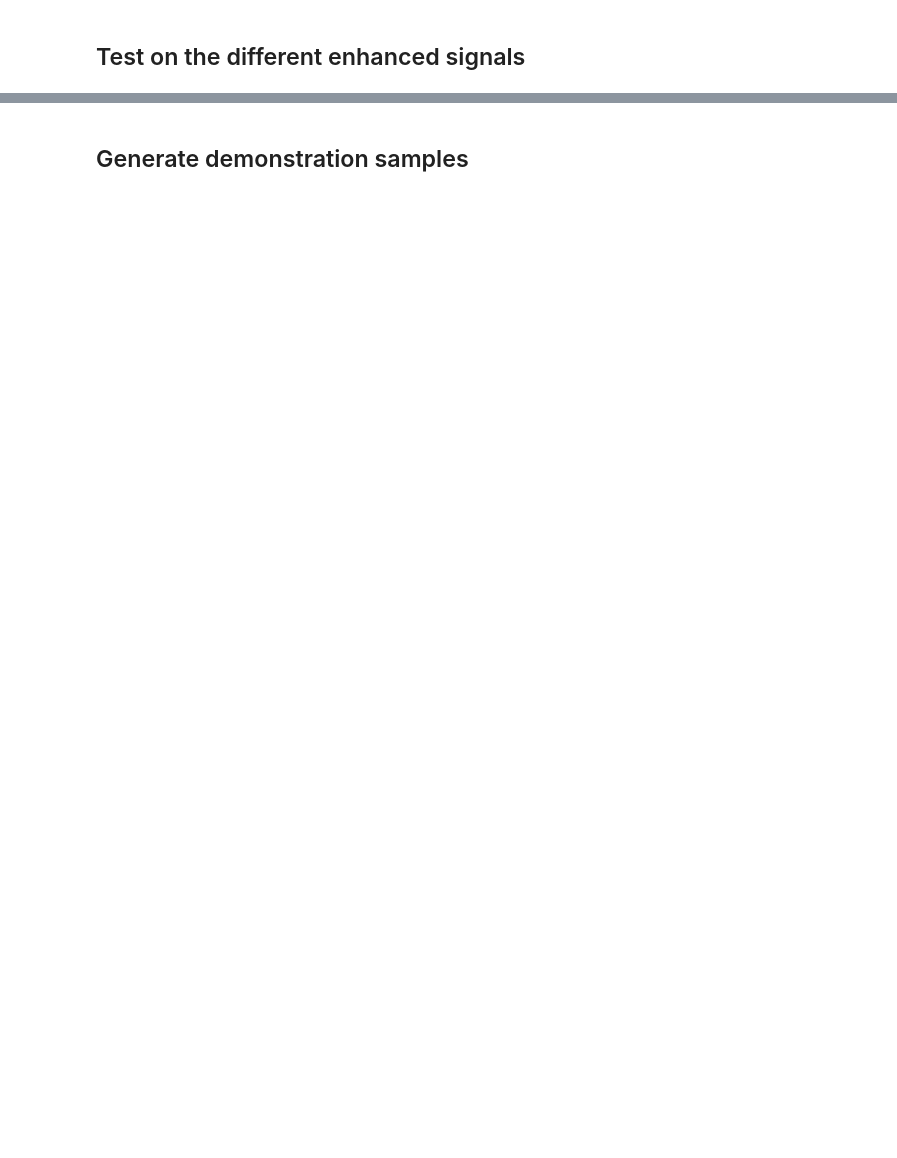
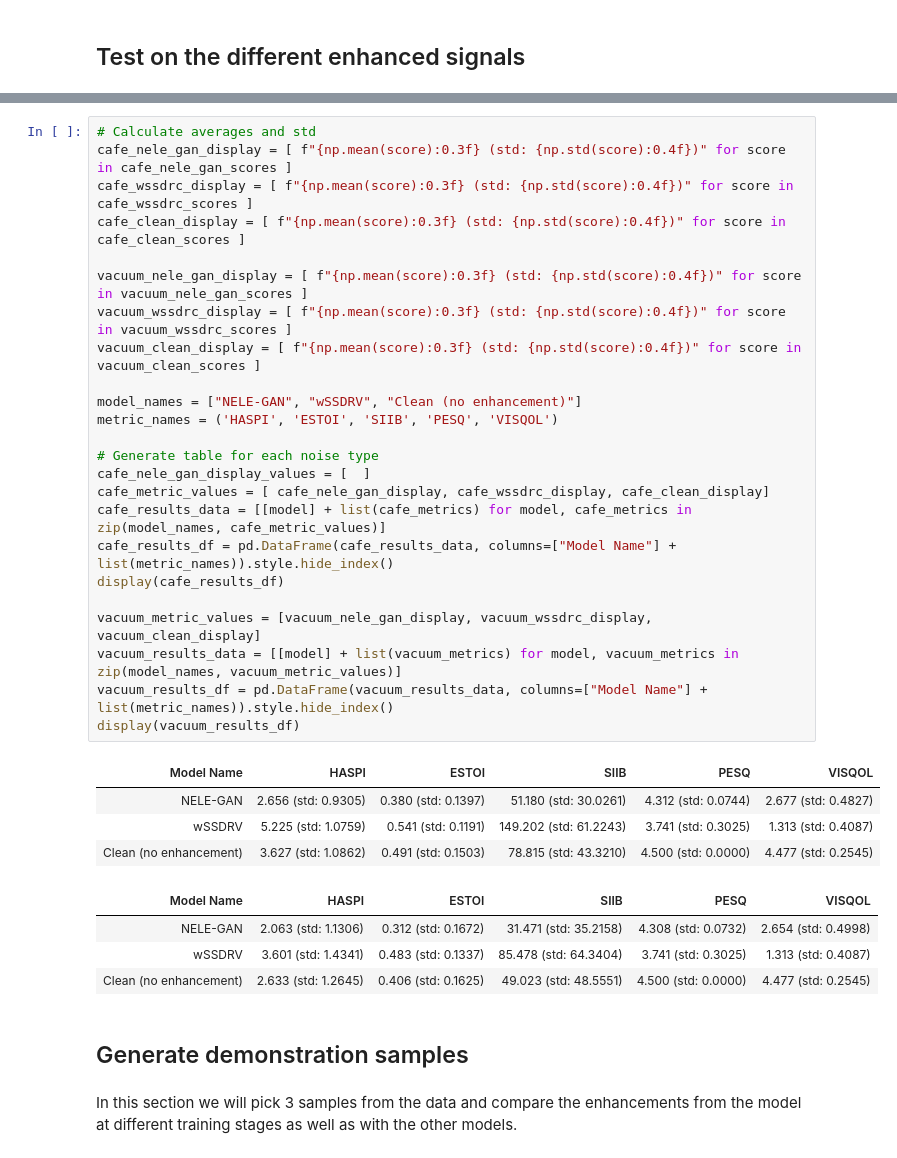
Before and after one commit to BrentonAD/SIT789-Task5-2HD, a Jupyter notebook: SIT789-Task5-2HD-notebook.ipynb, the cells around one changed output, grey strips where cells are left out. Drawn from its saved outputs; the diff is of its cells as text; blank space fills up the shorter version.

```diff
--- a/SIT789-Task5-2HD-notebook.ipynb
+++ b/SIT789-Task5-2HD-notebook.ipynb
@@ -1052,2 +1090,37 @@ plt.show()
+# %%
+# Calculate averages and std
+cafe_nele_gan_display = [ f"{np.mean(score):0.3f} (std: {np.std(score):0.4f})" for score in cafe_nele_gan_scores ]
+cafe_wssdrc_display = [ f"{np.mean(score):0.3f} (std: {np.std(score):0.4f})" for score in cafe_wssdrc_scores ]
+cafe_clean_display = [ f"{np.mean(score):0.3f} (std: {np.std(score):0.4f})" for score in cafe_clean_scores ]
+
+vacuum_nele_gan_display = [ f"{np.mean(score):0.3f} (std: {np.std(score):0.4f})" for score in vacuum_nele_gan_scores ]
+vacuum_wssdrc_display = [ f"{np.mean(score):0.3f} (std: {np.std(score):0.4f})" for score in vacuum_wssdrc_scores ]
+vacuum_clean_display = [ f"{np.mean(score):0.3f} (std: {np.std(score):0.4f})" for score in vacuum_clean_scores ]
+
+model_names = ["NELE-GAN", "wSSDRV", "Clean (no enhancement)"]
+metric_names = ('HASPI', 'ESTOI', 'SIIB', 'PESQ', 'VISQOL')
+
+# Generate table for each noise type
+cafe_nele_gan_display_values = [  ]
+cafe_metric_values = [ cafe_nele_gan_display, cafe_wssdrc_display, cafe_clean_display]
+cafe_results_data = [[model] + list(cafe_metrics) for model, cafe_metrics in zip(model_names, cafe_metric_values)]
+cafe_results_df = pd.DataFrame(cafe_results_data, columns=["Model Name"] + list(metric_names)).style.hide_index()
+display(cafe_results_df)
+
+vacuum_metric_values = [vacuum_nele_gan_display, vacuum_wssdrc_display, vacuum_clean_display]
+vacuum_results_data = [[model] + list(vacuum_metrics) for model, vacuum_metrics in zip(model_names, vacuum_metric_values)]
+vacuum_results_df = pd.DataFrame(vacuum_results_data, columns=["Model Name"] + list(metric_names)).style.hide_index()
+display(vacuum_results_df)
+# %% [output]
+| Model Name | HASPI | ESTOI | SIIB | PESQ | VISQOL |
+| NELE-GAN | 2.656 (std: 0.9305) | 0.380 (std: 0.1397) | 51.180 (std: 30.0261) | 4.312 (std: 0.0744) | 2.677 (std: 0.4827) |
+| wSSDRV | 5.225 (std: 1.0759) | 0.541 (std: 0.1191) | 149.202 (std: 61.2243) | 3.741 (std: 0.3025) | 1.313 (std: 0.4087) |
+| Clean (no enhancement) | 3.627 (std: 1.0862) | 0.491 (std: 0.1503) | 78.815 (std: 43.3210) | 4.500 (std: 0.0000) | 4.477 (std: 0.2545) |
+| Model Name | HASPI | ESTOI | SIIB | PESQ | VISQOL |
+| NELE-GAN | 2.063 (std: 1.1306) | 0.312 (std: 0.1672) | 31.471 (std: 35.2158) | 4.308 (std: 0.0732) | 2.654 (std: 0.4998) |
+| wSSDRV | 3.601 (std: 1.4341) | 0.483 (std: 0.1337) | 85.478 (std: 64.3404) | 3.741 (std: 0.3025) | 1.313 (std: 0.4087) |
+| Clean (no enhancement) | 2.633 (std: 1.2645) | 0.406 (std: 0.1625) | 49.023 (std: 48.5551) | 4.500 (std: 0.0000) | 4.477 (std: 0.2545) |
 # %% [markdown]
 ## Generate demonstration samples
+# %% [markdown]
+In this section we will pick 3 samples from the data and compare the enhancements from the model at different training stages as well as with the other models.
```
Also changed, not shown: parts of 17 cells of this notebook, 28 other files.
